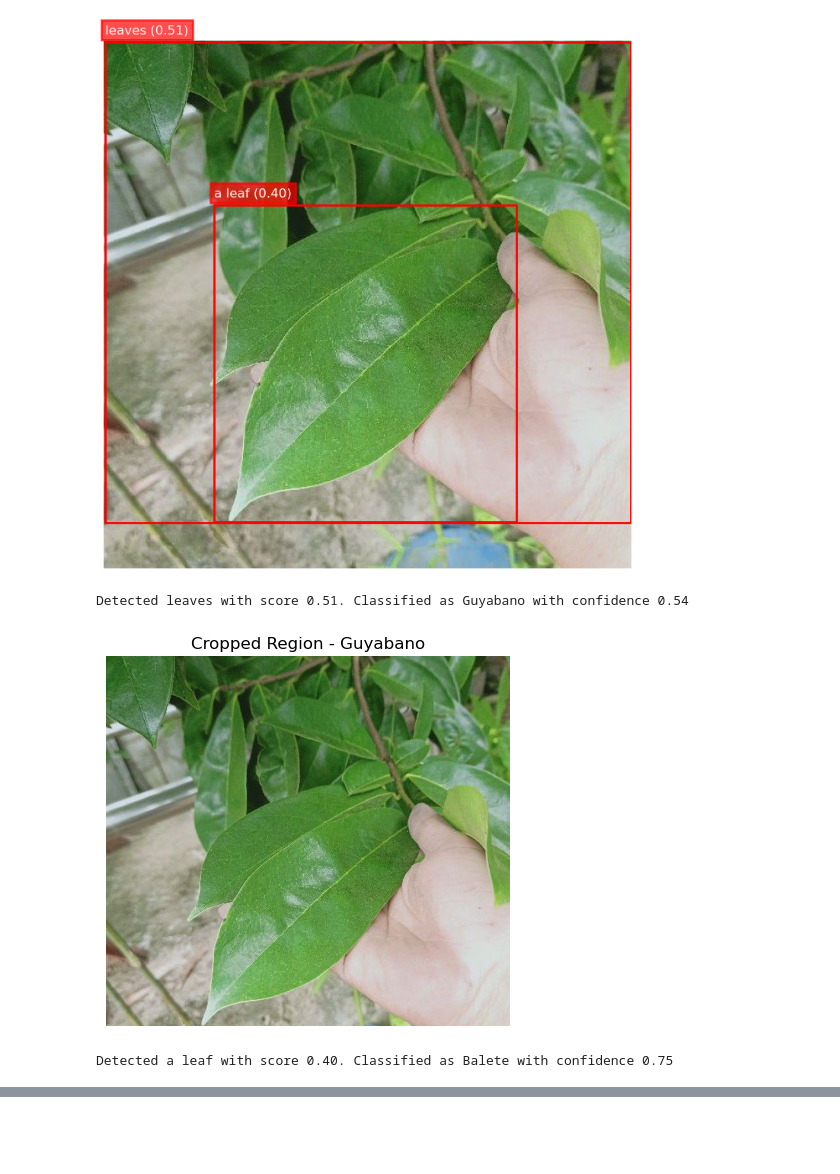
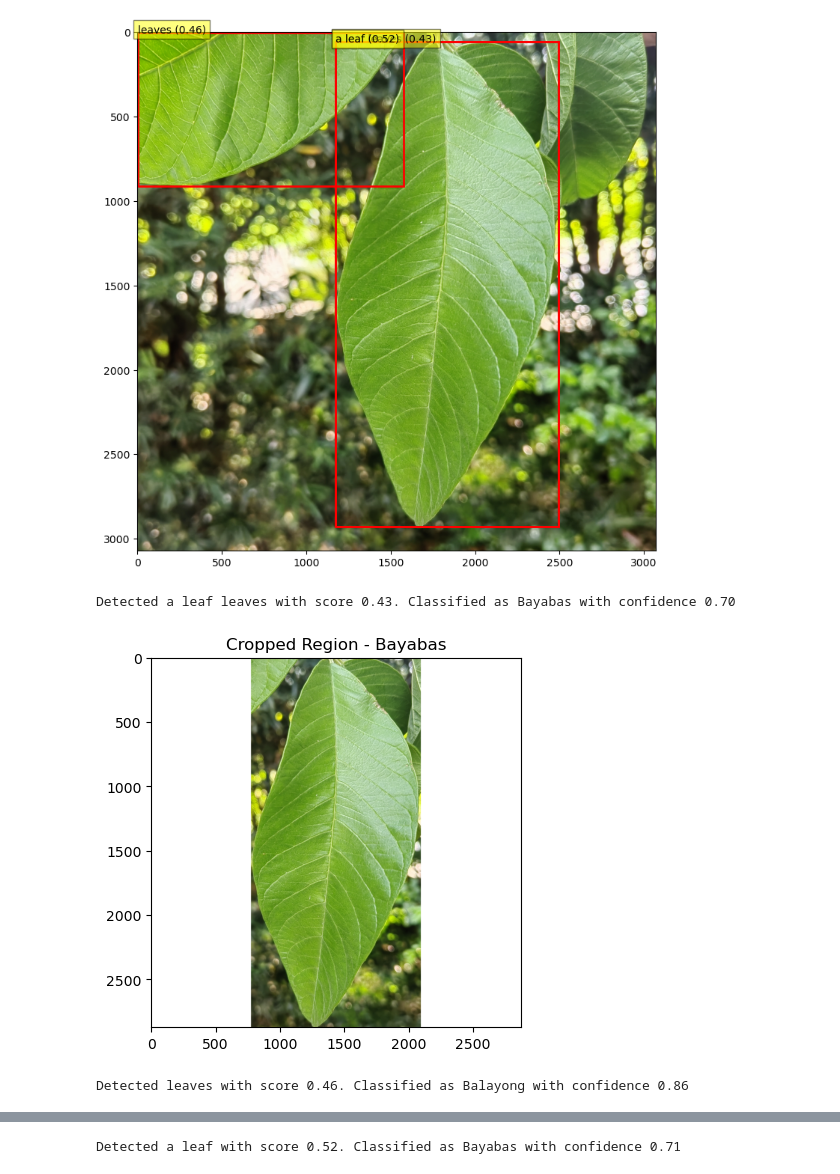
Before and after one commit to cromcruach52/Snapfolia-Leaf-Detection-and-Classification, a Jupyter notebook: Model.ipynb, the cells around one changed output, grey strips where cells are left out. Saved outputs shown, nothing was run; the diff lists cells and outputs as text; code cells hidden in the pictures; blank space fills up the shorter version.

```diff
--- a/Model.ipynb
+++ b/Model.ipynb
@@ -37,6 +38,13 @@ def to_grayscale(image):
     grayscale_image = image.convert("L")
     grayscale_image = np.stack([np.array(grayscale_image)]*3, axis=-1)
     return Image.fromarray(grayscale_image)
+# %%
+def make_square(image, min_size=224, fill_color=(255, 255, 255)):
+    x, y = image.size
+    size = max(min_size, x, y)
+    new_image = Image.new('RGB', (size, size), fill_color)
+    new_image.paste(image, ((size - x) // 2, (size - y) // 2))
+    return new_image
 # %%
 if __name__ == "__main__":
     model_id = "IDEA-Research/grounding-dino-tiny"
@@ -55,8 +63,11 @@ if __name__ == "__main__":
         transforms.Normalize([0.485, 0.456, 0.406], [0.229, 0.224, 0.225])
     ])
 
-    image_url = 'https://down-ph.img.susercontent.com/file/f15ec7a394514961c4487ec9da1535e2'
-    image = Image.open(requests.get(image_url, stream=True).raw).convert('RGB')
+    image_path = r"E:\Samples\Snapfolia\Samples\splitted_dataS\test\Bayabas\Bayabas C (15).jpg"
+    image = Image.open(image_path).convert('RGB')
+
+#     image_url = 'https://down-ph.img.susercontent.com/file/f15ec7a394514961c4487ec9da1535e2'
+#     image = Image.open(requests.get(image_url, stream=True).raw).convert('RGB')
 
     inputs = processor(images=image, text="a leaf. leaves.", return_tensors="pt").to(device)
     with torch.no_grad():
@@ -67,39 +78,43 @@ if __name__ == "__main__":
         box_threshold=0.4,
         text_threshold=0.3,
         target_sizes=[image.size[::-1]]
     )
 
     if results and "boxes" in results[0] and results[0]["boxes"].shape[0] > 0:
         visualize_detection(image, results)
 
         for result in results:
             for box, label, score in zip(result["boxes"], result["labels"], result["scores"]):
                 box = box.cpu().numpy()
                 x1, y1, x2, y2 = box[0], box[1], box[2], box[3]
                 cropped_image = image.crop((x1, y1, x2, y2))
 
-                cropped_image_transformed = data_transforms(cropped_image).unsqueeze(0).to(device)
+                # Make the cropped image square with padding
+                cropped_image_square = make_square(cropped_image)
+
+                cropped_image_transformed = data_transforms(cropped_image_square).unsqueeze(0).to(device)
                 with torch.no_grad():
                     logits = leaf_model(cropped_image_transformed)
                 confidence, predicted_class = torch.max(torch.nn.functional.softmax(logits, dim=1), dim=1)
                 leaf_type = class_labels[predicted_class.item()]
                 confidence = confidence.item()
 
                 print(f"Detected {label} with score {score:.2f}. Classified as {leaf_type} with confidence {confidence:.2f}")
 
+                # Visualize the cropped region
                 plt.figure()
-                plt.imshow(cropped_image)
+                plt.imshow(cropped_image_square)
                 plt.title(f"Cropped Region - {leaf_type}")
-                plt.axis('off')
+                plt.axis('on')
                 plt.show()
     else:
         plt.figure()
         plt.imshow(image)
-        plt.title("Original Image - No objects detected")
-        plt.axis('off')
+        plt.title("Original Image - No Leaf detected")
+        plt.axis('on')
         plt.show()
 # %% [output]
-[figure, old version]
+[figure, new version]
-Detected leaves with score 0.51. Classified as Guyabano with confidence 0.54
+Detected a leaf leaves with score 0.43. Classified as Bayabas with confidence 0.70
-[figure, old version]
+[figure, new version]
-Detected a leaf with score 0.40. Classified as Balete with confidence 0.75
+Detected leaves with score 0.46. Classified as Balayong with confidence 0.86
@@ -106,0 +122 @@ Detected a leaf with score 0.40. Classified as Balete with confidence 0.75
+Detected a leaf with score 0.52. Classified as Bayabas with confidence 0.71
```
Also changed, not shown: parts of 2 cells of this notebook.
